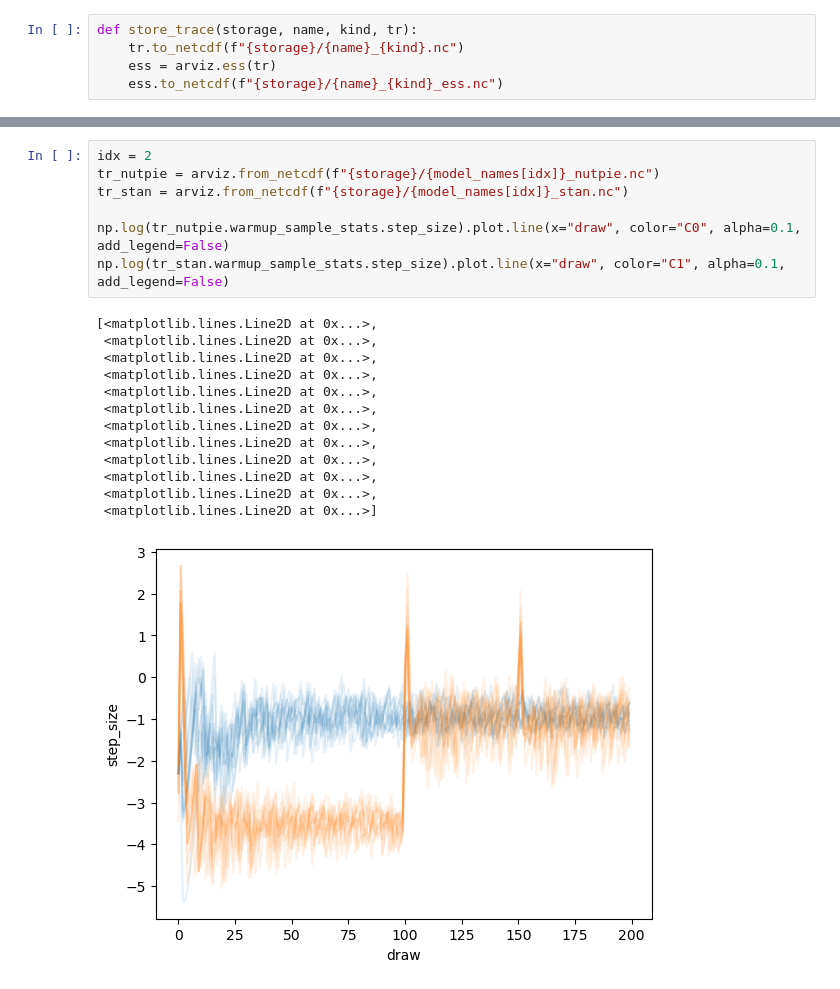
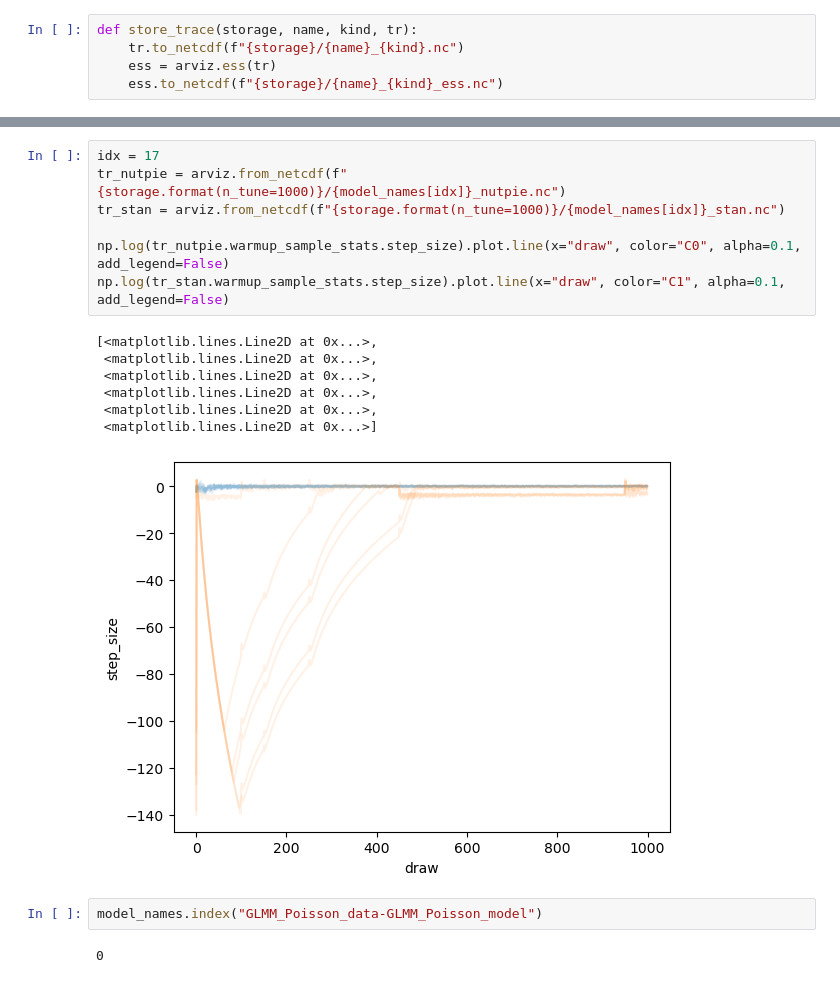
Before and after one commit to elc45/fisher-hmc-paper, a Jupyter notebook: notebooks/model-zoo.ipynb, the cells around one changed output, grey strips where cells are left out. Saved outputs shown, nothing was run; the diff lists cells and outputs as text.

```diff
--- a/notebooks/model-zoo.ipynb
+++ b/notebooks/model-zoo.ipynb
@@ -119,21 +209,19 @@ len(errors)
 # %%
-idx = 2
-tr_nutpie = arviz.from_netcdf(f"{storage}/{model_names[idx]}_nutpie.nc")
-tr_stan = arviz.from_netcdf(f"{storage}/{model_names[idx]}_stan.nc")
+idx = 17
+tr_nutpie = arviz.from_netcdf(f"{storage.format(n_tune=1000)}/{model_names[idx]}_nutpie.nc")
+tr_stan = arviz.from_netcdf(f"{storage.format(n_tune=1000)}/{model_names[idx]}_stan.nc")
 
 np.log(tr_nutpie.warmup_sample_stats.step_size).plot.line(x="draw", color="C0", alpha=0.1, add_legend=False)
 np.log(tr_stan.warmup_sample_stats.step_size).plot.line(x="draw", color="C1", alpha=0.1, add_legend=False)
 # %% [output]
 [<matplotlib.lines.Line2D at 0x...>,
  <matplotlib.lines.Line2D at 0x...>,
  <matplotlib.lines.Line2D at 0x...>,
  <matplotlib.lines.Line2D at 0x...>,
  <matplotlib.lines.Line2D at 0x...>,
- <matplotlib.lines.Line2D at 0x...>,
- <matplotlib.lines.Line2D at 0x...>,
- <matplotlib.lines.Line2D at 0x...>,
- <matplotlib.lines.Line2D at 0x...>,
- <matplotlib.lines.Line2D at 0x...>,
- <matplotlib.lines.Line2D at 0x...>,
  <matplotlib.lines.Line2D at 0x...>]
-[figure, old version]
+[figure, new version]
+# %%
+model_names.index("GLMM_Poisson_data-GLMM_Poisson_model")
+# %% [output]
+0
```
Also changed, not shown: parts of 52 cells of this notebook, 1 other file.
